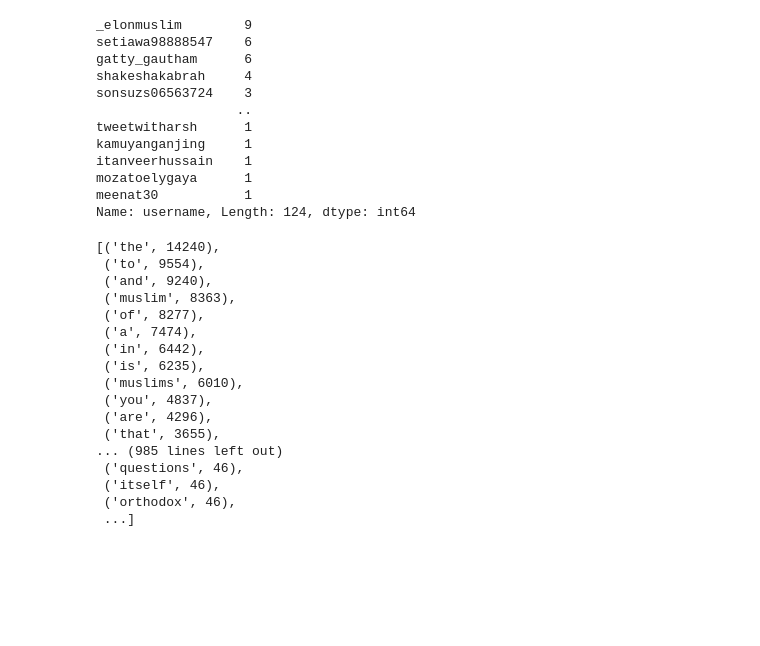
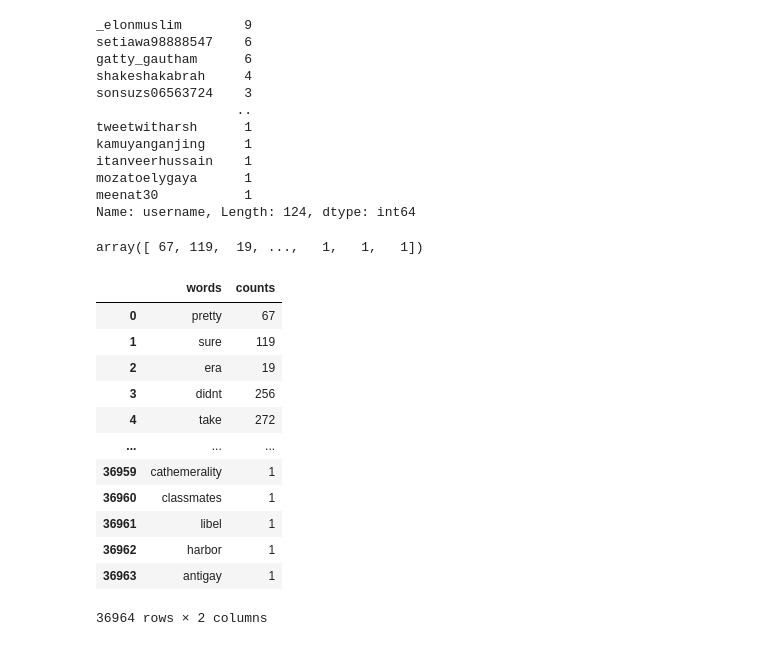
Before and after one commit to rarmnsyah/DATASCIENCE, a Jupyter notebook: MEGA-PROJECT/main.ipynb, the cells around one changed output. Cells and saved outputs as stored; diff of their text form; code cells hidden in the pictures; blank space fills up the shorter version.

```diff
--- a/MEGA-PROJECT/main.ipynb
+++ b/MEGA-PROJECT/main.ipynb
@@ -206,24 +216,3 @@ itanveerhussain    1
 mozatoelygaya      1
 meenat30           1
 Name: username, Length: 124, dtype: int64
-# %%
-all_words = words_count(df_copy)
-all_words.most_common()
-# %% [output]
-[('the', 14240),
- ('to', 9554),
- ('and', 9240),
- ('muslim', 8363),
- ('of', 8277),
- ('a', 7474),
- ('in', 6442),
- ('is', 6235),
- ('muslims', 6010),
- ('you', 4837),
- ('are', 4296),
- ('that', 3655),
-... (985 lines left out)
- ('questions', 46),
- ('itself', 46),
- ('orthodox', 46),
- ...]
@@ -229,0 +224,7 @@ all_words.most_common()
+# %%
+main_words = np.array([[word, int(all_words[word])] for word in all_words if word not in stops])
+counts = main_words[:, 1].astype('int')
+
+counts
+# %% [output]
+array([ 67, 119,  19, ...,   1,   1,   1])
@@ -229,0 +236,16 @@ all_words.most_common()
+# %%
+main_words
+# %% [output]
+|  | words | counts |
+| 0 | pretty | 67 |
+| 1 | sure | 119 |
+| 2 | era | 19 |
+| 3 | didnt | 256 |
+| 4 | take | 272 |
+| ... | ... | ... |
+| 36959 | cathemerality | 1 |
+| 36960 | classmates | 1 |
+| 36961 | libel | 1 |
+| 36962 | harbor | 1 |
+| 36963 | antigay | 1 |
+36964 rows × 2 columns
```
Also changed, not shown: parts of 10 cells of this notebook, 2 other files.
